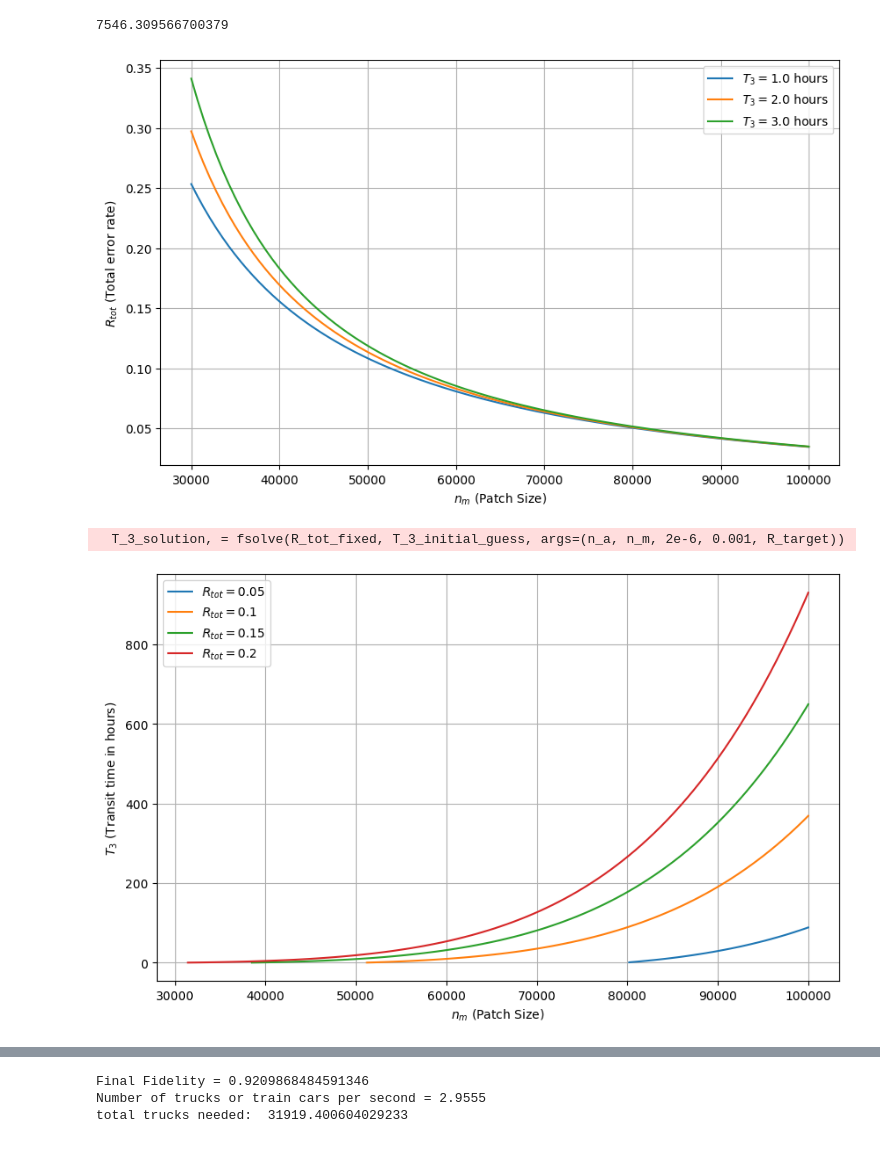
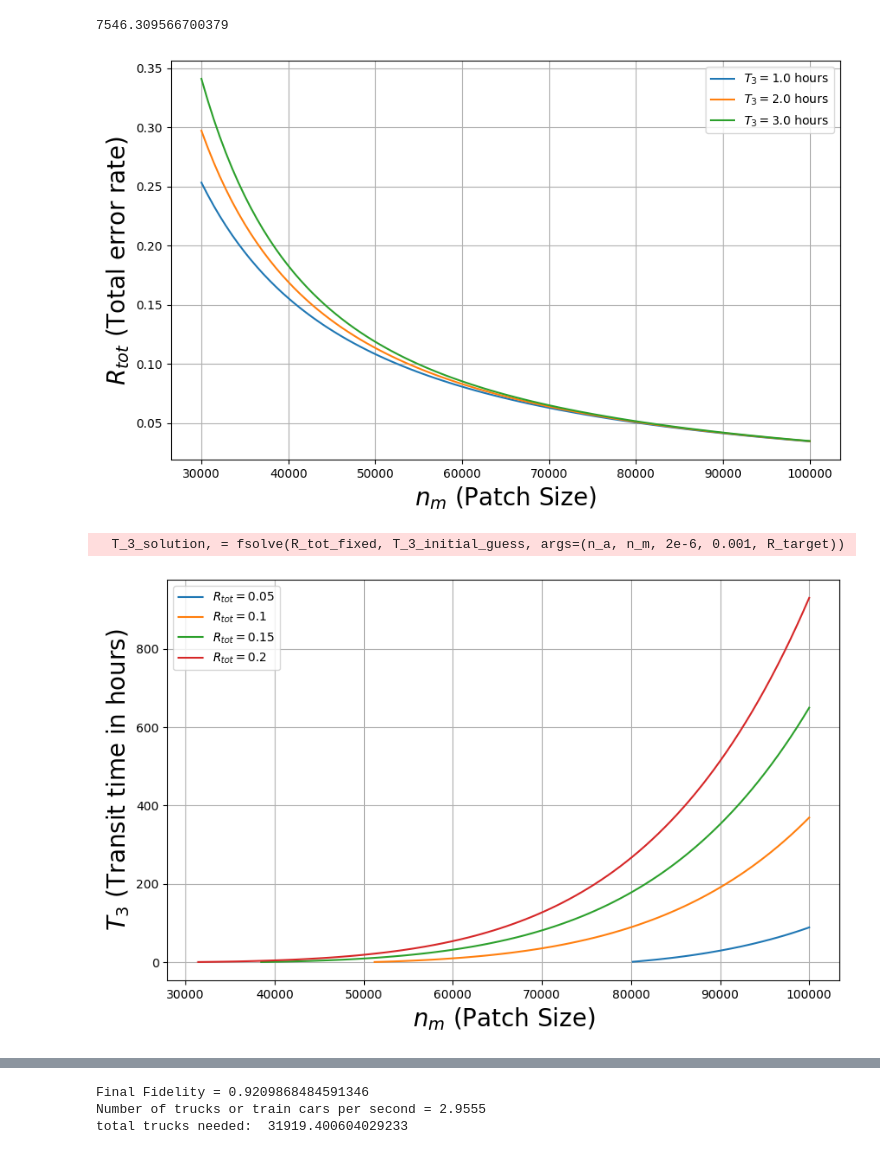
Before and after one commit to srikara202/Delayed-Choice-Entanglement-Swapping-Sneakernet, a Jupyter notebook: delayed_choice.ipynb, the cells around one changed output, grey strips where cells are left out. Cells and saved outputs as stored; diff of their text form; code cells hidden in the pictures.

```diff
--- a/delayed_choice.ipynb
+++ b/delayed_choice.ipynb
@@ -1,3 +1,5 @@
+# %%
+k = 20
 # %%
 !sudo apt install cm-super
 # %% [output]
@@ -229,40 +231,42 @@ T_3_values = [1 * 3600, 2 * 3600, 3 * 3600]  # T_3 in seconds
 
 plt.figure(figsize=(10, 6))
 for T_3 in T_3_values:
     R_tot_values = [R_tot(n_m / 25, n_m, T_3, 2e-6, 0.001) for n_m in n_m_values]
     plt.plot(n_m_values, R_tot_values, label=f'$T_3 = {T_3 / 3600}$ hours')
-plt.xlabel('$n_m$ (Patch Size)')
-plt.ylabel('$R_{tot}$ (Total error rate)')
+plt.xlabel('$n_m$ (Patch Size)',fontsize = k)
+plt.ylabel('$R_{tot}$ (Total error rate)',fontsize = k)
 #plt.title('$n_m$ vs $R_{tot}$ for different $T_3$')
 plt.legend()
 plt.grid(True)
+plt.savefig('rtot_vs_nm.png', dpi=600)
 plt.show()
 
 # Plot 2: n_m vs T_3 for different R_tot
 R_tot_targets = [0.05, 0.1, 0.15, 0.2]  # Different R_tot values
 
 plt.figure(figsize=(10, 6))
 for R_target in R_tot_targets:
     T_3_solutions = []
     for n_m in n_m_values:
         n_a = n_m / 25
         T_3_initial_guess = 2 * 3600  # Initial guess for T_3 in seconds
         T_3_solution, = fsolve(R_tot_fixed, T_3_initial_guess, args=(n_a, n_m, 2e-6, 0.001, R_target))
         if T_3_solution > 0:
             T_3_solutions.append(T_3_solution / 3600)  # Convert to hours
         else:
             T_3_solutions.append(np.nan)  # Use NaN for invalid (negative) T_3 solutions
     plt.plot(n_m_values, T_3_solutions, label=f'$R_{{tot}} = {R_target}$')
-plt.xlabel('$n_m$ (Patch Size)')
-plt.ylabel('$T_3$ (Transit time in hours)')
+plt.xlabel('$n_m$ (Patch Size)',fontsize = k)
+plt.ylabel('$T_3$ (Transit time in hours)',fontsize = k)
 #plt.title('$n_m$ vs $T_3$ for different $R_{tot}$')
 plt.legend()
 plt.grid(True)
+plt.savefig('t3_vs_nm.png', dpi=600)
 plt.show()
 # %% [output]
-[figure, old version]
+[figure, new version]
   T_3_solution, = fsolve(R_tot_fixed, T_3_initial_guess, args=(n_a, n_m, 2e-6, 0.001, R_target))
-[figure, old version]
+[figure, new version]
 # %%
 import numpy as np
 import matplotlib.pyplot as plt
```
Also changed, not shown: parts of 7 cells of this notebook.
